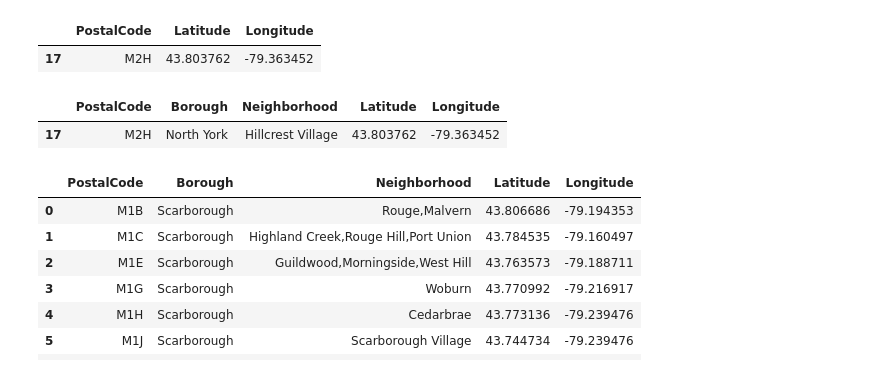
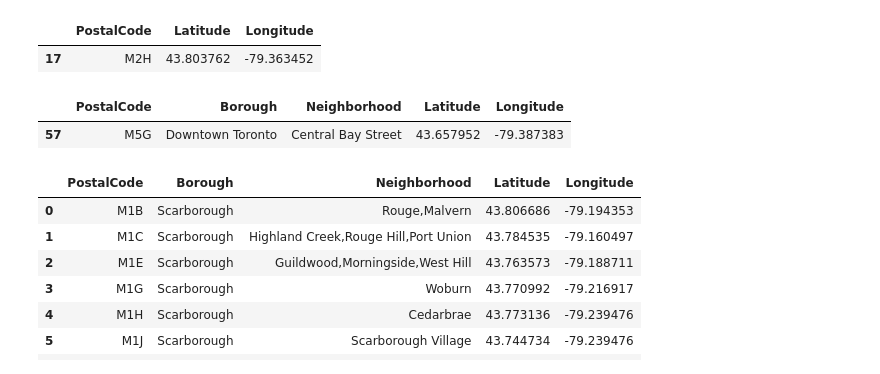
Before and after one commit to MateoBonnett/Coursera_Capstone, a Jupyter notebook: TORONTO_CLUSTERING.ipynb, the cells around one changed output. Saved outputs shown, nothing was run; the diff lists cells and outputs as text; code cells hidden in the pictures.

```diff
--- a/TORONTO_CLUSTERING.ipynb
+++ b/TORONTO_CLUSTERING.ipynb
@@ -148,10 +148,10 @@ geo_data[geo_data['PostalCode']=='M2H']
 |  | PostalCode | Latitude | Longitude |
 | 17 | M2H | 43.803762 | -79.363452 |
 # %%
-toronto_data[toronto_data['PostalCode']=='M2H']
+toronto_data[toronto_data['PostalCode']=='M5G']
 # %% [output]
 |  | PostalCode | Borough | Neighborhood | Latitude | Longitude |
-| 17 | M2H | North York | Hillcrest Village | 43.803762 | -79.363452 |
+| 57 | M5G | Downtown Toronto | Central Bay Street | 43.657952 | -79.387383 |
 # %%
 toronto_data.head(10)
 # %% [output]
```
